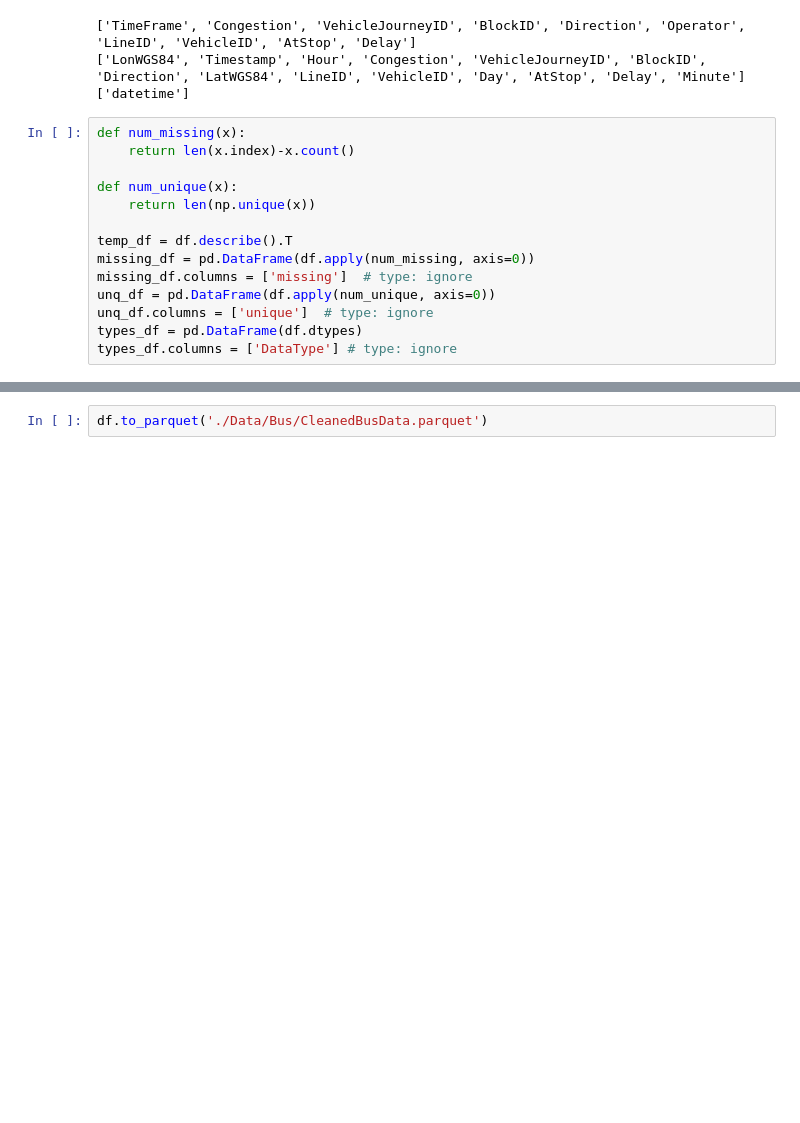
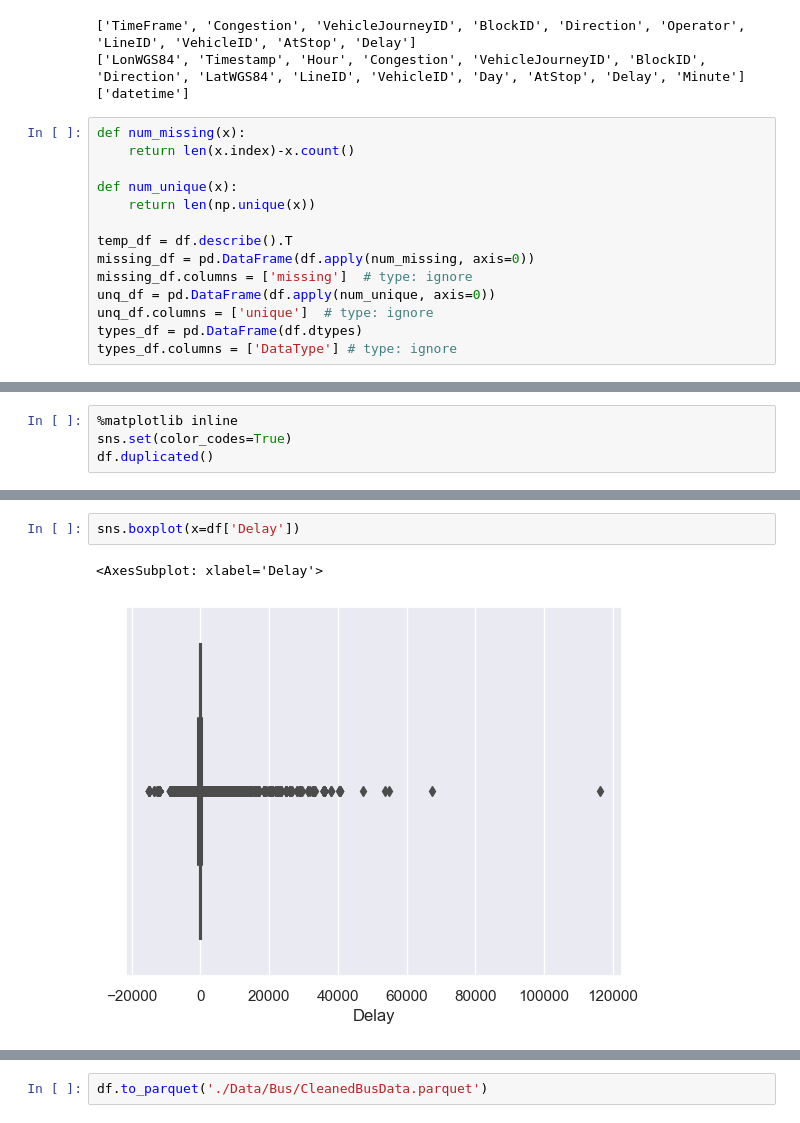
Before and after one commit to sba22230/DublinBusWeatherProject, a Jupyter notebook: CA 1 - Project Code.ipynb, the cells around one changed output, grey strips where cells are left out. Cells and saved outputs as stored; diff of their text form; blank space fills up the shorter version.

Commit message:
More visualisation

```diff
--- a/CA 1 - Project Code.ipynb
+++ b/CA 1 - Project Code.ipynb
@@ -270,0 +286,4 @@ AtStop                  0       2    int64
+# %%
+%matplotlib inline
+sns.set(color_codes=True)
+df.duplicated()
@@ -270,0 +303,5 @@ AtStop                  0       2    int64
+# %%
+sns.boxplot(x=df['Delay'])
+# %% [output]
+<AxesSubplot: xlabel='Delay'>
+[figure, added]
```
Also changed, not shown: parts of 17 cells of this notebook.
